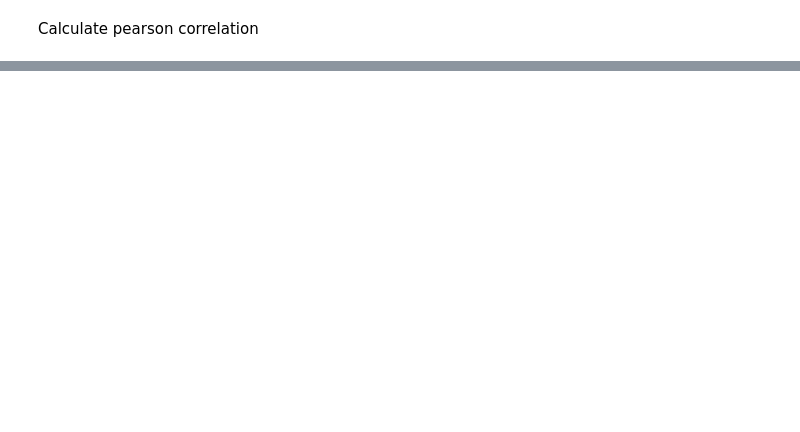
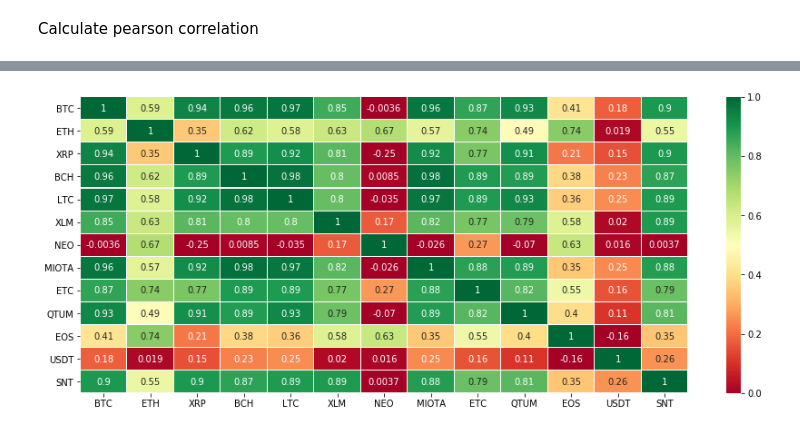
Before and after one commit to dahuebi/cas-pml-prj, a Jupyter notebook: nb/03_data-analysis.ipynb, the cells around one changed output, grey strips where cells are left out. Drawn from its saved outputs; the diff is of its cells as text; code cells hidden in the pictures; blank space fills up the shorter version.

```diff
--- a/nb/03_data-analysis.ipynb
+++ b/nb/03_data-analysis.ipynb
@@ -4,6 +4,10 @@
 This notebook analysis the `coinmarketcap.csv`.
 # %%
 import matplotlib.pyplot as plt
+%matplotlib inline
+from matplotlib.pylab import rcParams
+rcParams['figure.figsize'] = 15,6
+
 import numpy as np
 import pandas as pd
 
@@ -11,6 +15,8 @@ import plotly.offline as py
 import plotly.graph_objs as go
 import plotly.figure_factory as ff
 py.init_notebook_mode(connected=True)
+
+import seaborn as sns
 # %% [markdown]
 ## Import code from *data preprocessing* notebook
 # %%
@@ -51,0 +59,10 @@ Currencies: ['BTC' 'ETH' 'XRP' 'BCH' 'LTC' 'XLM' 'NEO' 'MIOTA' 'ETC' 'QTUM' 'EOS
+# %%
+dfClose = pd.DataFrame()
+for col in df[COL_NAME].unique():
+    series = df.loc[(df[COL_NAME] == col)][COL_CLOSE]
+    series.rename(col, inplace=True)
+    dfTmp = series.to_frame()
+    dfTmp.reset_index(inplace=True)
+    dfClose = dfTmp if dfClose.empty else pd.merge(dfClose, dfTmp, on="date", how="outer", sort=True)
+dfClose = dfClose.set_index("date")
+dfClose = dfClose[:].replace(0, np.nan) # replace 0 with np.nan, so it is not plotted
@@ -161,0 +124,6 @@ correlation_heatmap(corr.pct_change(), "Cryptocurrency Correlations")
+# %%
+dfCorr = dfClose[dfClose.index.year >= 2018]
+sns.heatmap(dfCorr.corr(), annot=True, cmap='RdYlGn', linewidths=0.1, vmin=0)
+pass
+# %% [output]
+[figure, added]
```
Also changed, not shown: parts of 13 cells of this notebook, 5 other files.
